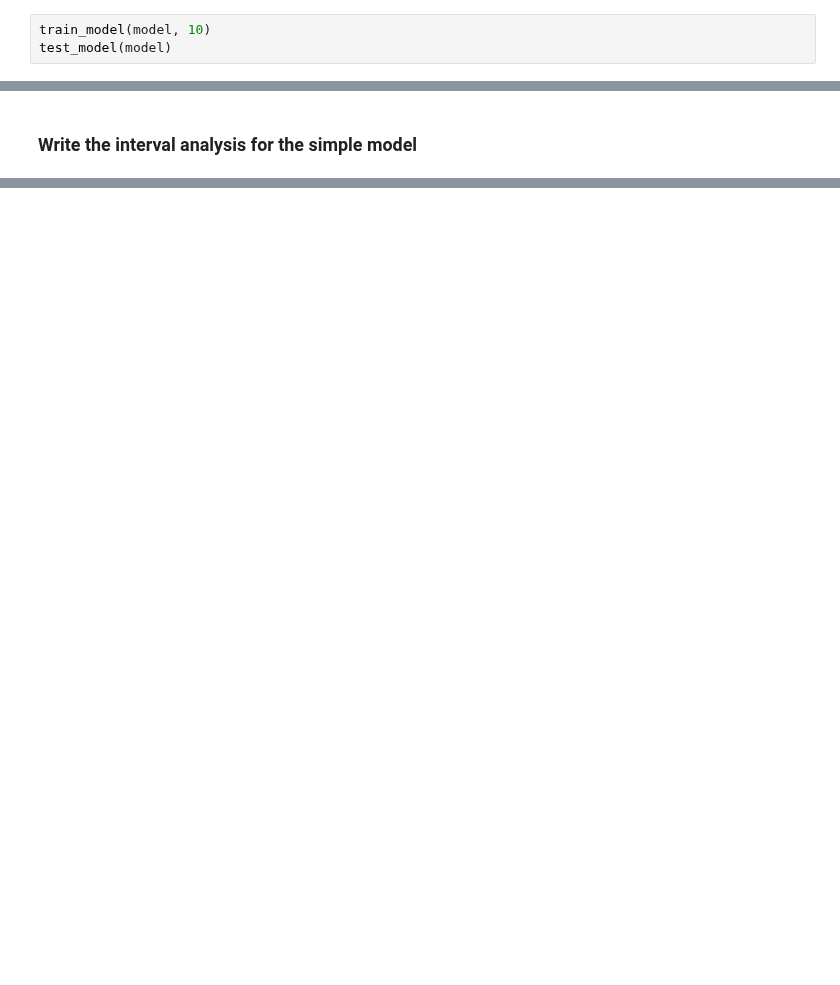
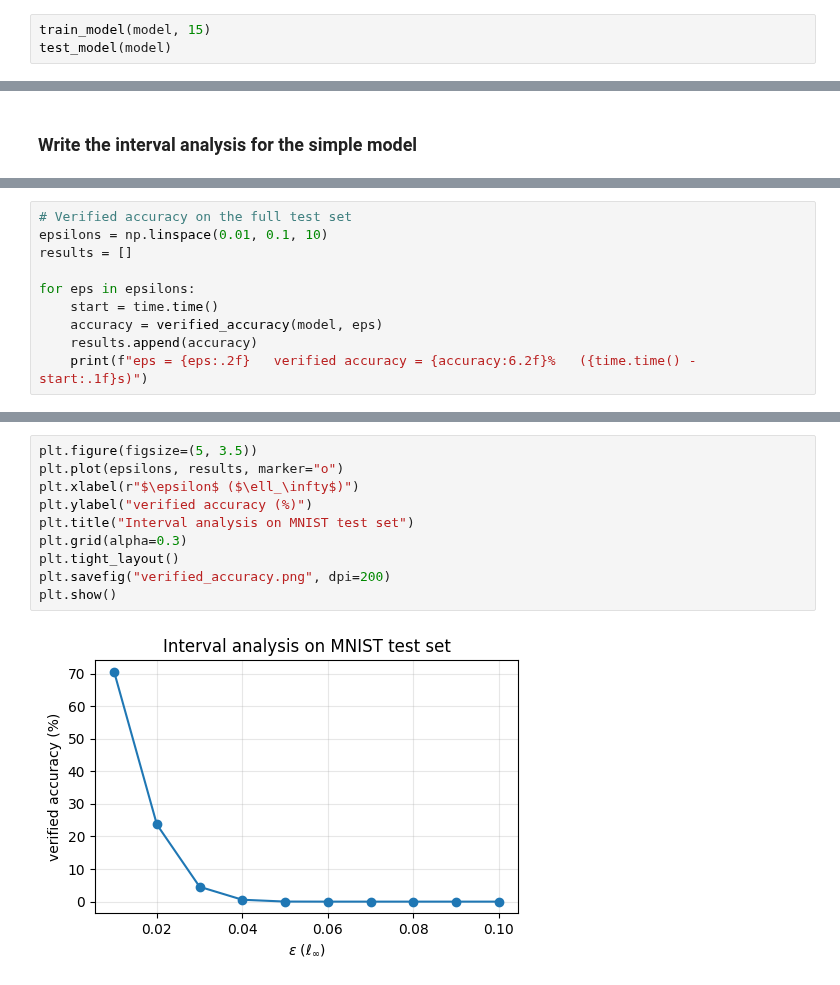
Before and after one commit to dush1508/CCS521FA26HW, a Jupyter notebook: hw2/q4/mnist_interval_analysis.ipynb, the cells around one changed output, grey strips where cells are left out. Cells and saved outputs as stored; diff of their text form; blank space fills up the shorter version.

```diff
--- a/hw2/q4/mnist_interval_analysis.ipynb
+++ b/hw2/q4/mnist_interval_analysis.ipynb
@@ -94,5 +104,5 @@ def test_model(model):
             correct += (predicted == labels).sum().item()
         print(f'Accuracy on images: {100 * correct / total}')
 # %%
-train_model(model, 10)
+train_model(model, 15)
 test_model(model)
@@ -103,0 +194,10 @@ test_model(model)
+# %%
+# Verified accuracy on the full test set
+epsilons = np.linspace(0.01, 0.1, 10)
+results = []
+
+for eps in epsilons:
+    start = time.time()
+    accuracy = verified_accuracy(model, eps)
+    results.append(accuracy)
+    print(f"eps = {eps:.2f}   verified accuracy = {accuracy:6.2f}%   ({time.time() - start:.1f}s)")
@@ -103,0 +215,12 @@ test_model(model)
+# %%
+plt.figure(figsize=(5, 3.5))
+plt.plot(epsilons, results, marker="o")
+plt.xlabel(r"$\epsilon$ ($\ell_\infty$)")
+plt.ylabel("verified accuracy (%)")
+plt.title("Interval analysis on MNIST test set")
+plt.grid(alpha=0.3)
+plt.tight_layout()
+plt.savefig("verified_accuracy.png", dpi=200)
+plt.show()
+# %% [output]
+[figure, added]
```
Also changed, not shown: parts of 7 cells of this notebook, 2 other files.
